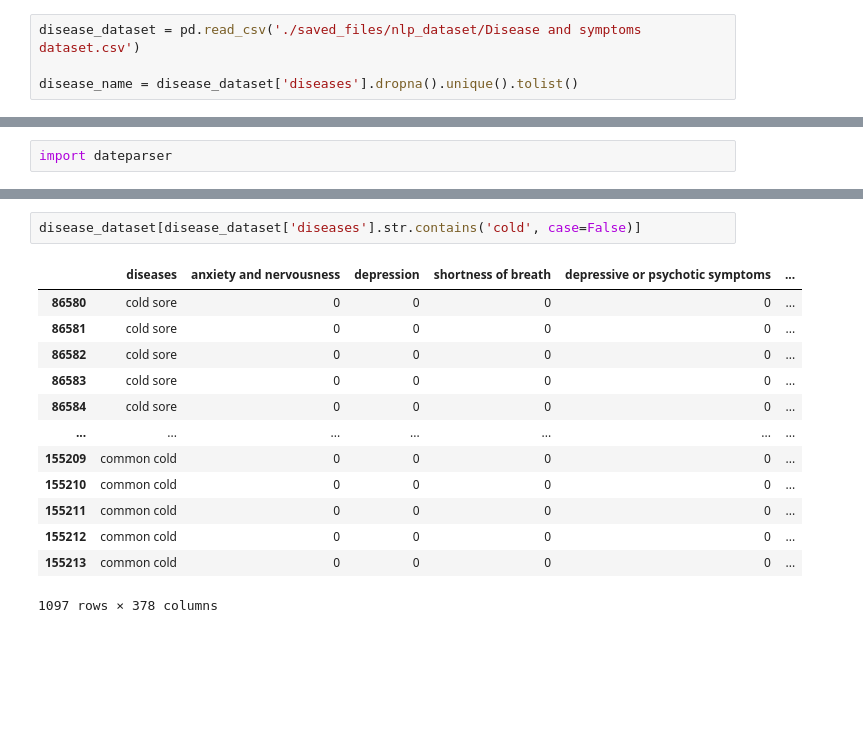
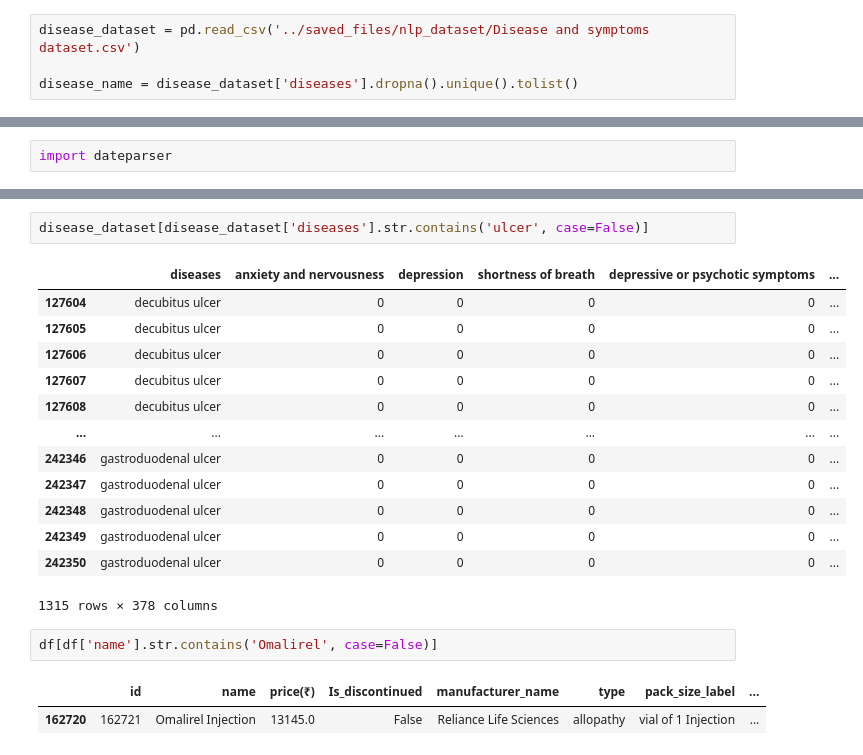
Before and after one commit to Rajaprabu9488/medical_chatbot, a Jupyter notebook: models/nlp_training.ipynb, the cells around one changed output, grey strips where cells are left out. Saved outputs shown, nothing was run; the diff lists cells and outputs as text; blank space fills up the shorter version.

```diff
--- a/models/nlp_training.ipynb
+++ b/models/nlp_training.ipynb
@@ -111,7 +114,7 @@ Medicine: Dolo 650
 Matcher Results:
 Dosage: 500mg
 # %%
-disease_dataset = pd.read_csv('./saved_files/nlp_dataset/Disease and symptoms dataset.csv')
+disease_dataset = pd.read_csv('../saved_files/nlp_dataset/Disease and symptoms dataset.csv')
 
 disease_name = disease_dataset['diseases'].dropna().unique().tolist()
 # %%
@@ -260,18 +301,23 @@ def content_details(doc):
 
     return detail_extract
 # %%
-disease_dataset[disease_dataset['diseases'].str.contains('cold', case=False)]
+disease_dataset[disease_dataset['diseases'].str.contains('ulcer', case=False)]
 # %% [output]
 |  | diseases | anxiety and nervousness | depression | shortness of breath | depressive or psychotic symptoms | ... |
-| 86580 | cold sore | 0 | 0 | 0 | 0 | ... |
-| 86581 | cold sore | 0 | 0 | 0 | 0 | ... |
-| 86582 | cold sore | 0 | 0 | 0 | 0 | ... |
-| 86583 | cold sore | 0 | 0 | 0 | 0 | ... |
-| 86584 | cold sore | 0 | 0 | 0 | 0 | ... |
+| 127604 | decubitus ulcer | 0 | 0 | 0 | 0 | ... |
+| 127605 | decubitus ulcer | 0 | 0 | 0 | 0 | ... |
+| 127606 | decubitus ulcer | 0 | 0 | 0 | 0 | ... |
+| 127607 | decubitus ulcer | 0 | 0 | 0 | 0 | ... |
+| 127608 | decubitus ulcer | 0 | 0 | 0 | 0 | ... |
 | ... | ... | ... | ... | ... | ... | ... |
-| 155209 | common cold | 0 | 0 | 0 | 0 | ... |
-| 155210 | common cold | 0 | 0 | 0 | 0 | ... |
-| 155211 | common cold | 0 | 0 | 0 | 0 | ... |
-| 155212 | common cold | 0 | 0 | 0 | 0 | ... |
-| 155213 | common cold | 0 | 0 | 0 | 0 | ... |
+| 242346 | gastroduodenal ulcer | 0 | 0 | 0 | 0 | ... |
+| 242347 | gastroduodenal ulcer | 0 | 0 | 0 | 0 | ... |
+| 242348 | gastroduodenal ulcer | 0 | 0 | 0 | 0 | ... |
+| 242349 | gastroduodenal ulcer | 0 | 0 | 0 | 0 | ... |
+| 242350 | gastroduodenal ulcer | 0 | 0 | 0 | 0 | ... |
-1097 rows × 378 columns
+1315 rows × 378 columns
+# %%
+df[df['name'].str.contains('Omalirel', case=False)]
+# %% [output]
+|  | id | name | price(₹) | Is_discontinued | manufacturer_name | type | pack_size_label | ... |
+| 162720 | 162721 | Omalirel Injection | 13145.0 | False | Reliance Life Sciences | allopathy | vial of 1 Injection | ... |
```
Also changed, not shown: parts of 15 cells of this notebook, 10 other files.
